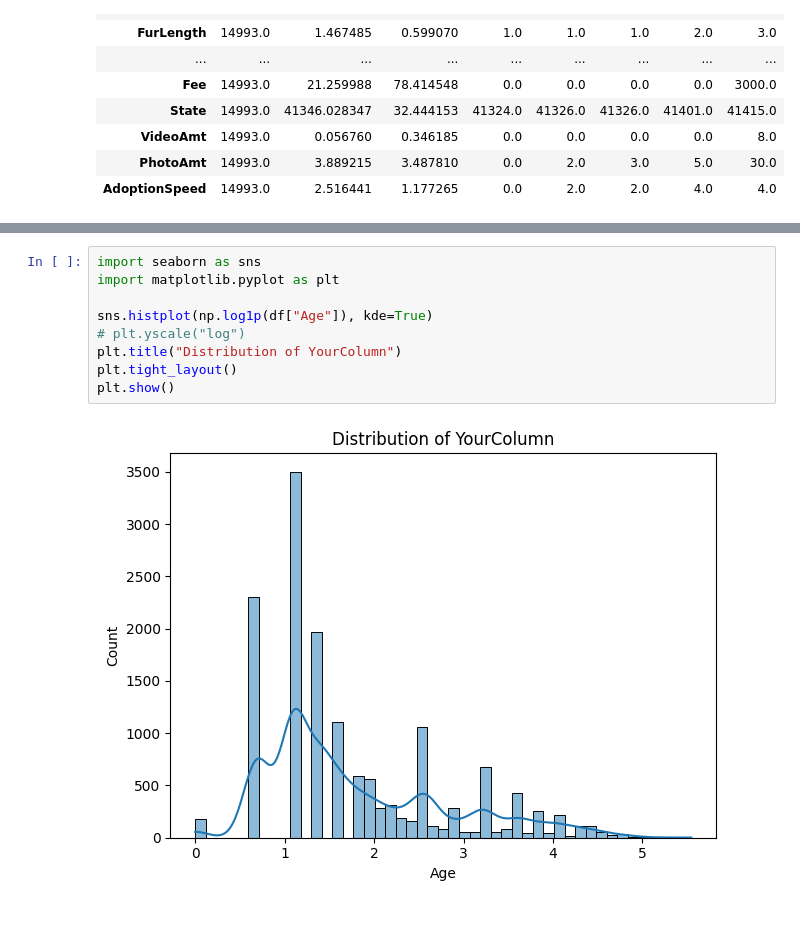
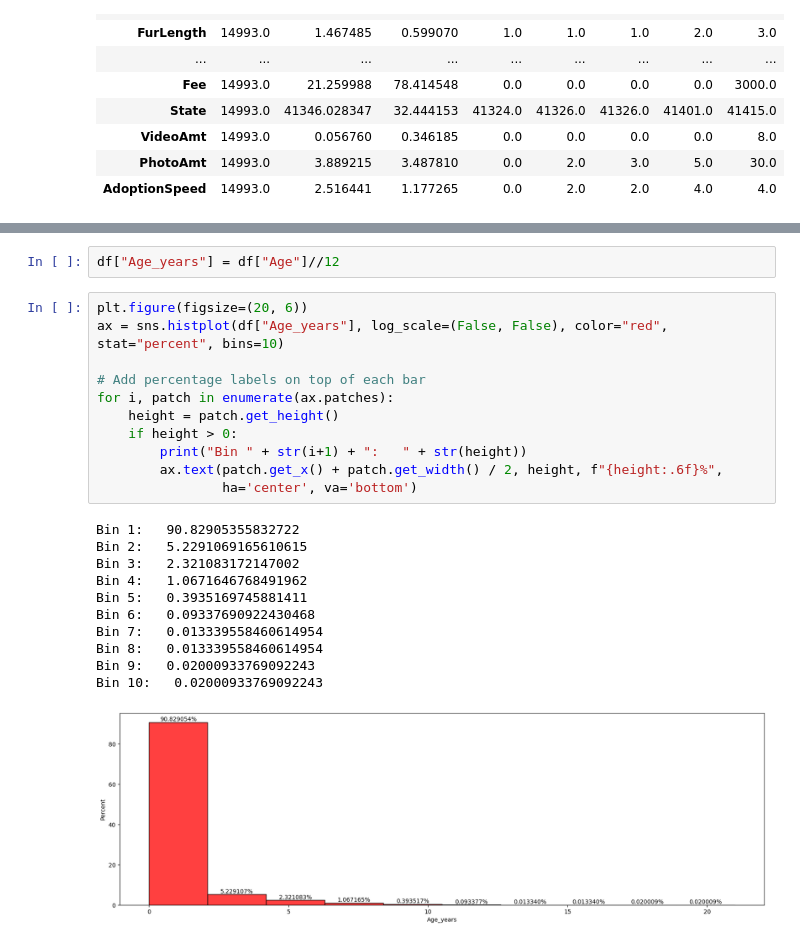
Before and after one commit to soniamatei/Adoption-Prediction, a Jupyter notebook: explore.ipynb, the cells around one changed output, grey strips where cells are left out. Drawn from its saved outputs; the diff is of its cells as text; blank space fills up the shorter version.

```diff
--- a/explore.ipynb
+++ b/explore.ipynb
@@ -140,11 +148,25 @@ array([[<Axes: title={'center': 'Type'}>,
+# %%
+df["Age_years"] = df["Age"]//12
 # %%
-import seaborn as sns
-import matplotlib.pyplot as plt
+plt.figure(figsize=(20, 6))
+ax = sns.histplot(df["Age_years"], log_scale=(False, False), color="red", stat="percent", bins=10)
 
-sns.histplot(np.log1p(df["Age"]), kde=True)
-# plt.yscale("log")
-plt.title("Distribution of YourColumn")
-plt.tight_layout()
-plt.show()
+# Add percentage labels on top of each bar
+for i, patch in enumerate(ax.patches):
+    height = patch.get_height()
+    if height > 0:
+        print("Bin " + str(i+1) + ":   " + str(height))
+        ax.text(patch.get_x() + patch.get_width() / 2, height, f"{height:.6f}%",
+                ha='center', va='bottom')
 # %% [output]
+Bin 1:   90.82905355832722
+Bin 2:   5.2291069165610615
+Bin 3:   2.321083172147002
+Bin 4:   1.0671646768491962
+Bin 5:   0.3935169745881411
+Bin 6:   0.09337690922430468
+Bin 7:   0.013339558460614954
+Bin 8:   0.013339558460614954
+Bin 9:   0.02000933769092243
+Bin 10:   0.02000933769092243
-[figure, old version]
+[figure, new version]
```
Also changed, not shown: parts of 14 cells of this notebook, 1 other file.
